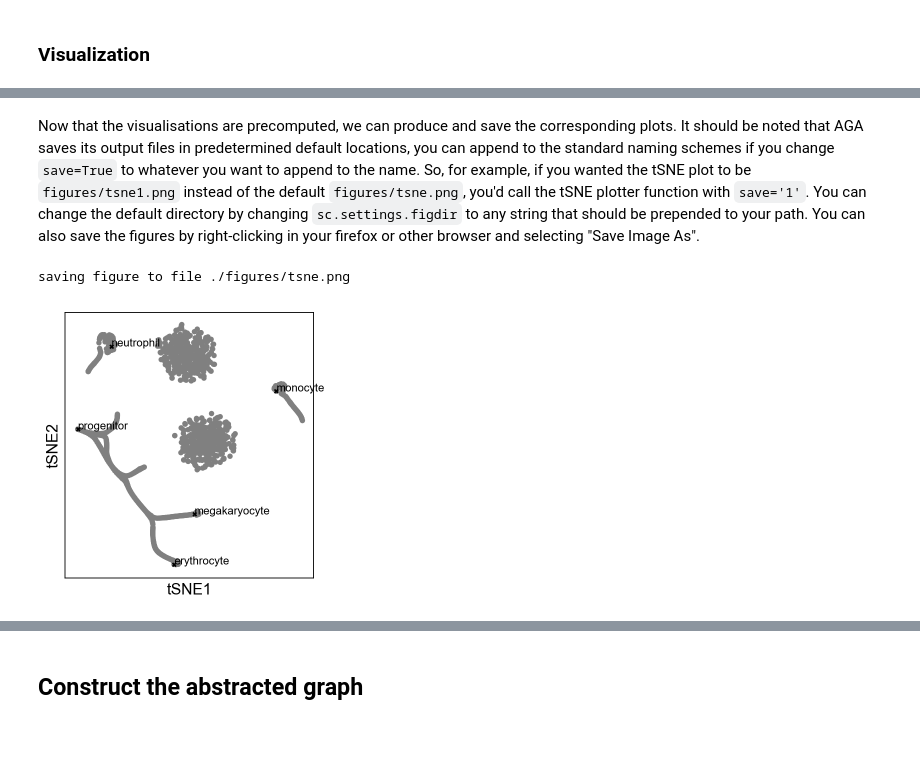
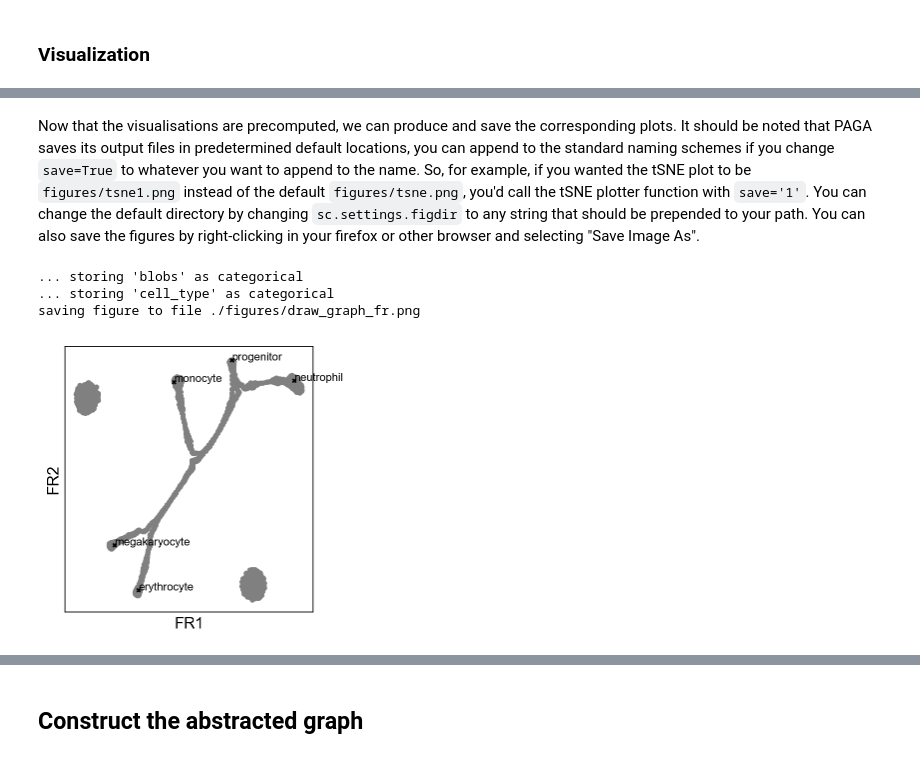
Before and after one commit to theislab/graph_abstraction, a Jupyter notebook: minimal_examples/minimal_examples.ipynb, the cells around one changed output, grey strips where cells are left out. Cells and saved outputs as stored; diff of their text form; code cells hidden in the pictures.

```diff
--- a/minimal_examples/minimal_examples.ipynb
+++ b/minimal_examples/minimal_examples.ipynb
@@ -40,8 +36,9 @@ Duplicates are: ['0', '1', '10', '100', '101', '102', '103', '104', '105', '106'
 # %%
 adata_blobs = sc.datasets.blobs(cluster_std=0.5, n_centers=2)
 adata_blobs.var_names = adata_krumsiek11.var_names
-adata = adata_krumsiek11.concatenate(adata_blobs)
-adata.write(file_krumsiek11_blobs)
+adata = adata_krumsiek11.concatenate(adata_blobs, index_unique='-')
+adata.uns = adata_krumsiek11.uns
+adata.write(results_file)
 # %% [markdown]
 Since we know the underlying ground truth, we can visualize the simulated data as heatmaps. The darker the heatmap the higher the expression. This is not immediately applicable to experimental data you are likely to have on input, but a heatmap of the trajectories we infer created later on in the notebook may be of more relevance.
 # %%
@@ -70,5 +66,0 @@ Now that we have our data, we can visualise it. AGA's preferred visualisation is
-# %%
-adata = sc.read(file_krumsiek11_blobs)
-sc.tl.tsne(adata)
-sc.tl.draw_graph(adata, random_state=5)  # random_state just makes a cosmetic change
-adata.write(file_krumsiek11_blobs)
@@ -92,8 +79,9 @@ drawing single-cell graph using layout "fr"
 # %% [markdown]
-Now that the visualisations are precomputed, we can produce and save the corresponding plots. It should be noted that AGA saves its output files in predetermined default locations, you can append to the standard naming schemes if you change `save=True` to whatever you want to append to the name. So, for example, if you wanted the tSNE plot to be `figures/tsne1.png` instead of the default `figures/tsne.png`, you'd call the tSNE plotter function with `save='1'`. You can change the default directory by changing `sc.settings.figdir` to any string that should be prepended to your path. You can also save the figures by right-clicking in your firefox or other browser and selecting "Save Image As".
+Now that the visualisations are precomputed, we can produce and save the corresponding plots. It should be noted that PAGA saves its output files in predetermined default locations, you can append to the standard naming schemes if you change `save=True` to whatever you want to append to the name. So, for example, if you wanted the tSNE plot to be `figures/tsne1.png` instead of the default `figures/tsne.png`, you'd call the tSNE plotter function with `save='1'`. You can change the default directory by changing `sc.settings.figdir` to any string that should be prepended to your path. You can also save the figures by right-clicking in your firefox or other browser and selecting "Save Image As".
 # %%
-adata = sc.read('krumsiek11_blobs')
-ax = sc.pl.tsne(adata, save=True)
+sc.pl.draw_graph(adata, save=True)
 # %% [output]
-saving figure to file ./figures/tsne.png
+... storing 'blobs' as categorical
+... storing 'cell_type' as categorical
+saving figure to file ./figures/draw_graph_fr.png
-[figure, old version]
+[figure, new version]
```
Also changed, not shown: parts of 37 cells of this notebook, 2 other files.
